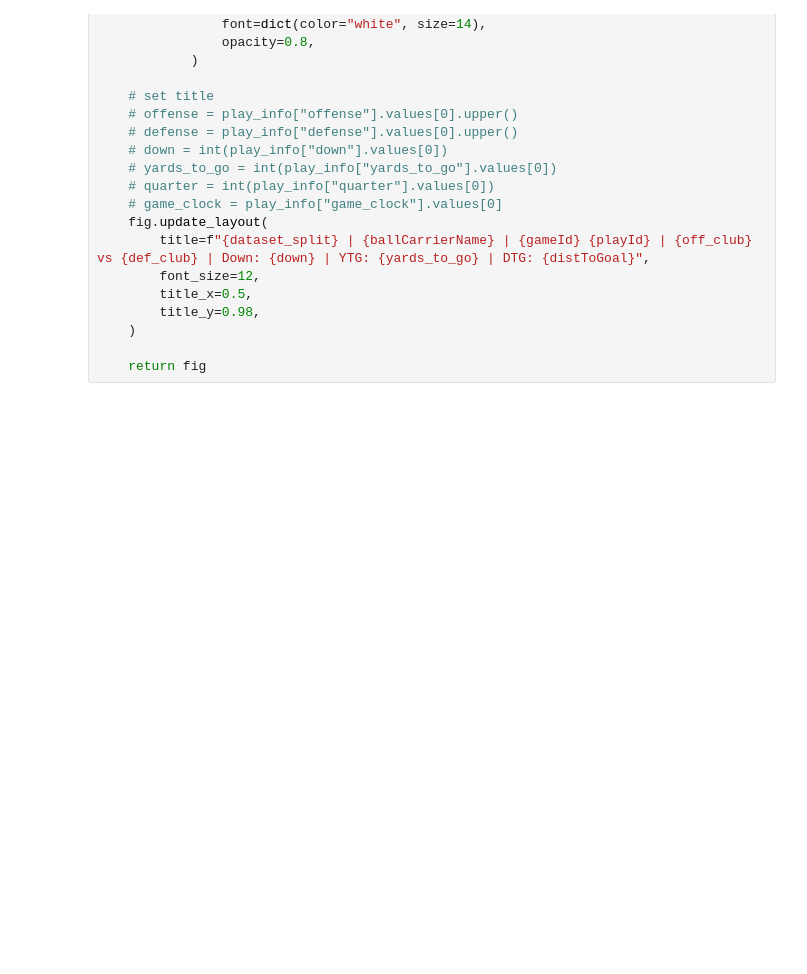
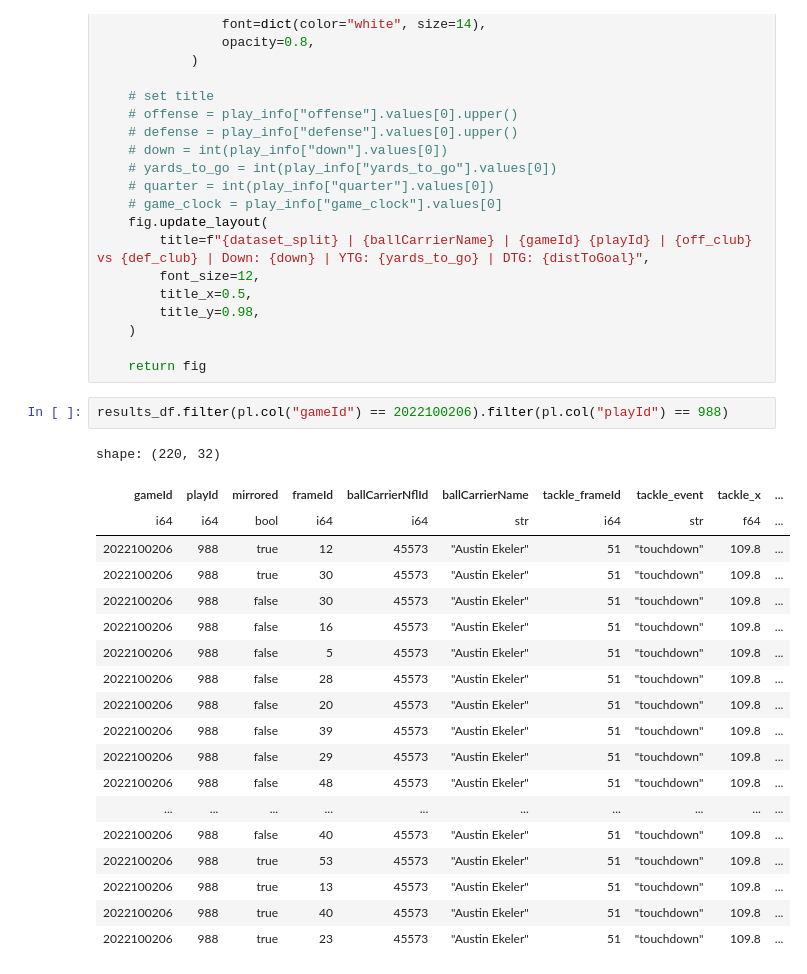
Before and after one commit to SumerSports/SportsTrackingTransformer, a Jupyter notebook: results/results_analysis.ipynb, the cells around one changed output. Saved outputs shown, nothing was run; the diff lists cells and outputs as text; blank space fills up the shorter version.

Commit message:
final hyperparam run with new results

```diff
--- a/results/results_analysis.ipynb
+++ b/results/results_analysis.ipynb
@@ -540,6 +540,28 @@ def animate_play(
     )
 
     return fig
+# %%
+results_df.filter(pl.col("gameId") == 2022100206).filter(pl.col("playId") == 988)
+# %% [output]
+shape: (220, 32)
+| gameId | playId | mirrored | frameId | ballCarrierNflId | ballCarrierName | tackle_frameId | tackle_event | tackle_x | ... |
+| i64 | i64 | bool | i64 | i64 | str | i64 | str | f64 | ... |
+| 2022100206 | 988 | true | 12 | 45573 | "Austin Ekeler" | 51 | "touchdown" | 109.8 | ... |
+| 2022100206 | 988 | true | 30 | 45573 | "Austin Ekeler" | 51 | "touchdown" | 109.8 | ... |
+| 2022100206 | 988 | false | 30 | 45573 | "Austin Ekeler" | 51 | "touchdown" | 109.8 | ... |
+| 2022100206 | 988 | false | 16 | 45573 | "Austin Ekeler" | 51 | "touchdown" | 109.8 | ... |
+| 2022100206 | 988 | false | 5 | 45573 | "Austin Ekeler" | 51 | "touchdown" | 109.8 | ... |
+| 2022100206 | 988 | false | 28 | 45573 | "Austin Ekeler" | 51 | "touchdown" | 109.8 | ... |
+| 2022100206 | 988 | false | 20 | 45573 | "Austin Ekeler" | 51 | "touchdown" | 109.8 | ... |
+| 2022100206 | 988 | false | 39 | 45573 | "Austin Ekeler" | 51 | "touchdown" | 109.8 | ... |
+| 2022100206 | 988 | false | 29 | 45573 | "Austin Ekeler" | 51 | "touchdown" | 109.8 | ... |
+| 2022100206 | 988 | false | 48 | 45573 | "Austin Ekeler" | 51 | "touchdown" | 109.8 | ... |
+| ... | ... | ... | ... | ... | ... | ... | ... | ... | ... |
+| 2022100206 | 988 | false | 40 | 45573 | "Austin Ekeler" | 51 | "touchdown" | 109.8 | ... |
+| 2022100206 | 988 | true | 53 | 45573 | "Austin Ekeler" | 51 | "touchdown" | 109.8 | ... |
+| 2022100206 | 988 | true | 13 | 45573 | "Austin Ekeler" | 51 | "touchdown" | 109.8 | ... |
+| 2022100206 | 988 | true | 40 | 45573 | "Austin Ekeler" | 51 | "touchdown" | 109.8 | ... |
+| 2022100206 | 988 | true | 23 | 45573 | "Austin Ekeler" | 51 | "touchdown" | 109.8 | ... |
 # %%
 gid, pid = (
     results_df.filter(pl.col("dataset_split").is_in(["test"])).select(["gameId", "playId"]).sample(1).to_numpy()[0]
```
Also changed, not shown: parts of 8 cells of this notebook, 2 other files.
